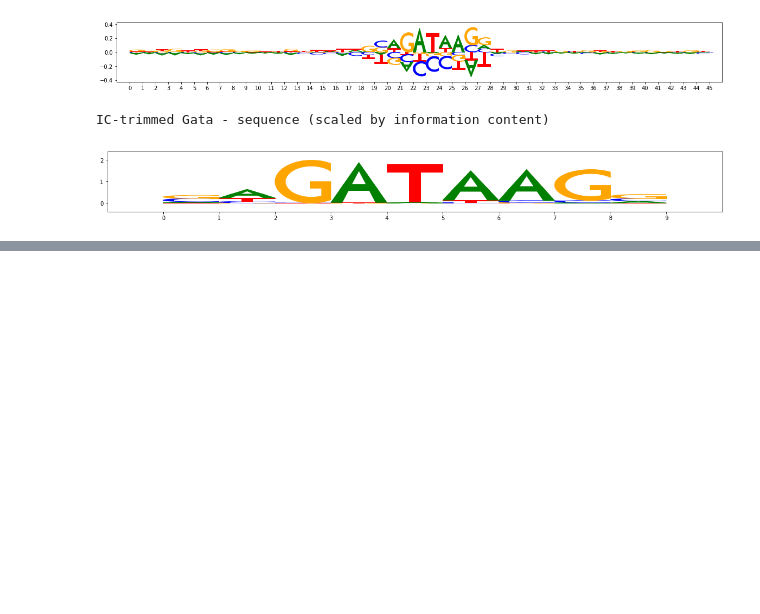
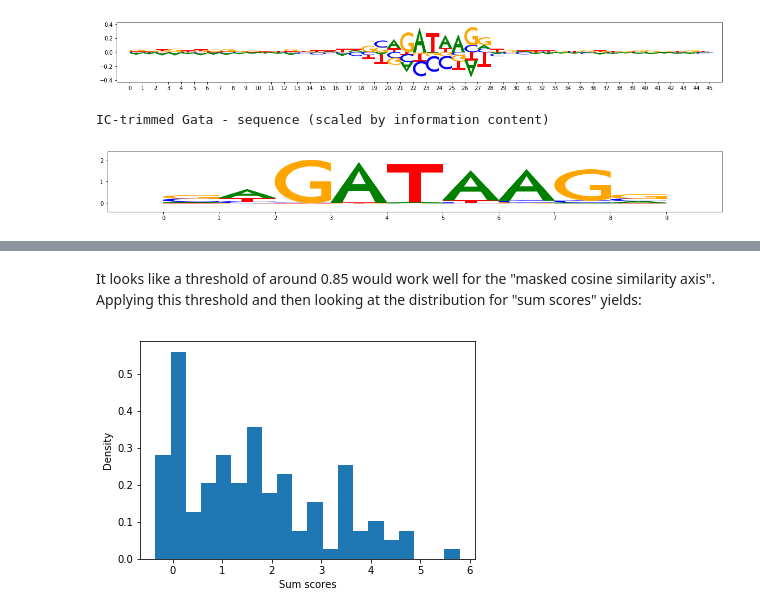
Before and after one commit to kundajelab/tfmodisco, a Jupyter notebook: examples/simulated_TAL_GATA_deeplearning/(On_Google_Colab)_With_Hit_Scoring_TF_MoDISco_TAL_GATA.ipynb, the cells around one changed output, grey strips where cells are left out. Drawn from its saved outputs; the diff is of its cells as text; code cells hidden in the pictures; blank space fills up the shorter version.

```diff
--- a/examples/simulated_TAL_GATA_deeplearning/(On_Google_Colab)_With_Hit_Scoring_TF_MoDISco_TAL_GATA.ipynb
+++ b/examples/simulated_TAL_GATA_deeplearning/(On_Google_Colab)_With_Hit_Scoring_TF_MoDISco_TAL_GATA.ipynb
@@ -427,0 +476,11 @@ This simply consists of taking the sum of the contribution scores in a given win
+# %% [markdown]
+It looks like a threshold of around 0.85 would work well for the "masked cosine similarity axis". Applying this threshold and then looking at the distribution for "sum scores" yields:
+# %%
+masked_cosine_sim_thresh = 0.85
+plt.hist(sum_scores.ravel()[masked_cosine_sim.ravel() > masked_cosine_sim_thresh],
+         bins=20, density=True)
+plt.xlabel("Sum scores")
+plt.ylabel("Density")
+plt.show()
+# %% [output]
+[figure, added]
```
Also changed, not shown: parts of 15 cells of this notebook, 1 other file.
